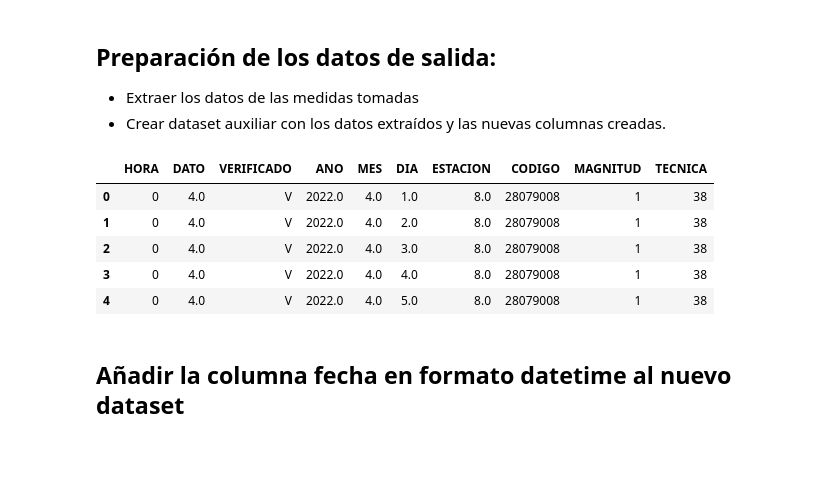
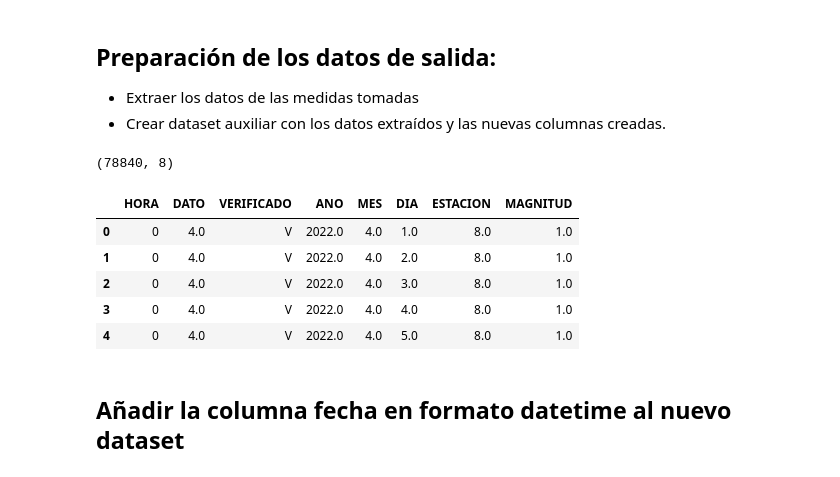
Before and after one commit to EmmaMontalban/grupo1_analisis, a Jupyter notebook: notebooks/0.1.Creaccion_columnas__aire.ipynb, the cells around one changed output. Saved outputs shown, nothing was run; the diff lists cells and outputs as text; code cells hidden in the pictures.

```diff
--- a/notebooks/0.1.Creaccion_columnas__aire.ipynb
+++ b/notebooks/0.1.Creaccion_columnas__aire.ipynb
@@ -25,0 +10,5 @@ file_names
+# %%
+ruta = '../data/aire/'
+ruta_nuevoCSV = '../data/auxiliar/aire_2022.csv'
+file_names = os.listdir(ruta)
+file_names
@@ -29,7 +31,7 @@ Recorrer la lista files_names para crear un único dataset
 # %%
 df_aire = pd.DataFrame()
 for file_name in file_names:
-    df_current = pd.read_csv('../data/aire/' + file_name, delimiter=';')
+    df_current = pd.read_csv(ruta + file_name, delimiter=';')
     print(file_name, df_current.shape)
     df_aire = pd.concat([df_aire, df_current], ignore_index=True)
 df_aire.head(3)
@@ -58,5 +69,7 @@ Nos quedamos con los parámetros que nos interesan: SO2: Dióxido de Azufre, NO2
 # %%
-df_aire = df_aire[(df_aire['MAGNITUD'] == 1) | (df_aire['MAGNITUD'] == 8) | (df_aire['MAGNITUD'] == 9) | (df_aire['MAGNITUD'] == 10) | (df_aire['MAGNITUD'] == 14)]
+df_aire = df_aire[(df_aire['MAGNITUD'] == 1) | (df_aire['MAGNITUD'] == 6) | (df_aire['MAGNITUD'] == 8)
+                | (df_aire['MAGNITUD'] == 9) | (df_aire['MAGNITUD'] == 10) | (df_aire['MAGNITUD'] == 14)
+                | (df_aire['MAGNITUD'] == 20) | (df_aire['MAGNITUD'] == 30)| (df_aire['MAGNITUD'] == 35)]
 df_aire.head()
 # %% [output]
 |  | PROVINCIA | MUNICIPIO | ESTACION | MAGNITUD | PUNTO_MUESTREO | ANO | MES | DIA | H01 | V01 | ... |
@@ -73,7 +86,6 @@ df_aire.head()
 # %%
-df_aire  = df_aire[(df_aire['ESTACION'] == 8) | (df_aire['ESTACION'] == 18) | (df_aire['ESTACION'] == 24 )
-                | (df_aire['ESTACION'] == 35) | (df_aire['ESTACION'] == 36) ]
-df_aire.head()
+df_aire  = df_aire[(df_aire['ESTACION'] == 8)]
+df_aire.head(2)
 # %% [output]
 |  | PROVINCIA | MUNICIPIO | ESTACION | MAGNITUD | PUNTO_MUESTREO | ANO | MES | DIA | H01 | V01 | ... |
 | 150 | 28 | 79 | 8 | 1 | 28079008_1_38 | 2022 | 4 | 1 | 4.0 | V | ... |
@@ -94,31 +103,32 @@ df_aire['FECHA'] = pd.to_datetime(df_aire[['ANO','MES','DIA']].rename(columns =
 # %%
 data_columns = [ 'H01', 'H02', 'H03', 'H04', 'H05', 'H06', 'H07', 'H08', 'H09', 'H10', 'H11', 'H12', 'H13', 'H14', 'H15', 'H16', 'H17', 'H18', 'H19', 'H20', 'H21', 'H22', 'H23', 'H24'] # feature
 veri_columns = [ 'V01', 'V02', 'V03', 'V04', 'V05', 'V06', 'V07', 'V08', 'V09', 'V10', 'V11', 'V12', 'V13', 'V14', 'V15', 'V16', 'V17', 'V18', 'V19', 'V20', 'V21', 'V22', 'V23', 'V24']
 
 hora_column = np.arange(1,25) # feature label
 
-data = pd.DataFrame(columns=['HORA', 'DATO', 'VERIFICADO'])
+df = pd.DataFrame(columns=['HORA', 'DATO', 'VERIFICADO'])
 aux = pd.DataFrame(columns=['ANO', 'MES', 'DIA', 'HORA', 'DATO', 'VERIFICADO', 'ESTACION']) # aux de próxima fila a ser añadida
 for  (h,d,v) in zip(hora_column, data_columns, veri_columns):
     aux
     aux['DATO'] = df_aire [ data_columns[h-1] ]
-    aux[['CODIGO', 'MAGNITUD', 'TECNICA']] = df_aire['PUNTO_MUESTREO'].str.split('_', n=2, expand=True)
+    # aux[['CODIGO', 'MAGNITUD_IDX', 'TECNICA']] = df_aire['PUNTO_MUESTREO'].str.split('_', n=2, expand=True).astype(int)
     aux['VERIFICADO'] = df_aire [ veri_columns[h-1] ]
     aux['HORA'] = h-1
     aux[['ANO', 'MES', 'DIA']] = df_aire[['ANO','MES','DIA']]
-    #aux['MAGNITUD'] = df_aire ['MAGNITUD']
+    aux['MAGNITUD'] = df_aire ['MAGNITUD'].astype(int)
     aux['ESTACION'] = df_aire ['ESTACION']
-    data = pd.concat([data, aux], ignore_index=True)
-data = data.astype({'HORA': 'int32'}, copy = False)
-
-data.head()
+    df = pd.concat([df, aux], ignore_index=True)
+df = df.astype({'HORA': 'int32'}, copy = False)
+print(df.shape)
+df.head()
 # %% [output]
+(78840, 8)
-|  | HORA | DATO | VERIFICADO | ANO | MES | DIA | ESTACION | CODIGO | MAGNITUD | TECNICA |
-| 0 | 0 | 4.0 | V | 2022.0 | 4.0 | 1.0 | 8.0 | 28079008 | 1 | 38 |
-| 1 | 0 | 4.0 | V | 2022.0 | 4.0 | 2.0 | 8.0 | 28079008 | 1 | 38 |
-| 2 | 0 | 4.0 | V | 2022.0 | 4.0 | 3.0 | 8.0 | 28079008 | 1 | 38 |
-| 3 | 0 | 4.0 | V | 2022.0 | 4.0 | 4.0 | 8.0 | 28079008 | 1 | 38 |
-| 4 | 0 | 4.0 | V | 2022.0 | 4.0 | 5.0 | 8.0 | 28079008 | 1 | 38 |
+|  | HORA | DATO | VERIFICADO | ANO | MES | DIA | ESTACION | MAGNITUD |
+| 0 | 0 | 4.0 | V | 2022.0 | 4.0 | 1.0 | 8.0 | 1.0 |
+| 1 | 0 | 4.0 | V | 2022.0 | 4.0 | 2.0 | 8.0 | 1.0 |
+| 2 | 0 | 4.0 | V | 2022.0 | 4.0 | 3.0 | 8.0 | 1.0 |
+| 3 | 0 | 4.0 | V | 2022.0 | 4.0 | 4.0 | 8.0 | 1.0 |
+| 4 | 0 | 4.0 | V | 2022.0 | 4.0 | 5.0 | 8.0 | 1.0 |
 # %% [markdown]
 ## Añadir la columna fecha en formato datetime al nuevo dataset
 # %%
```
Also changed, not shown: parts of 34 cells of this notebook, 1 other file.
